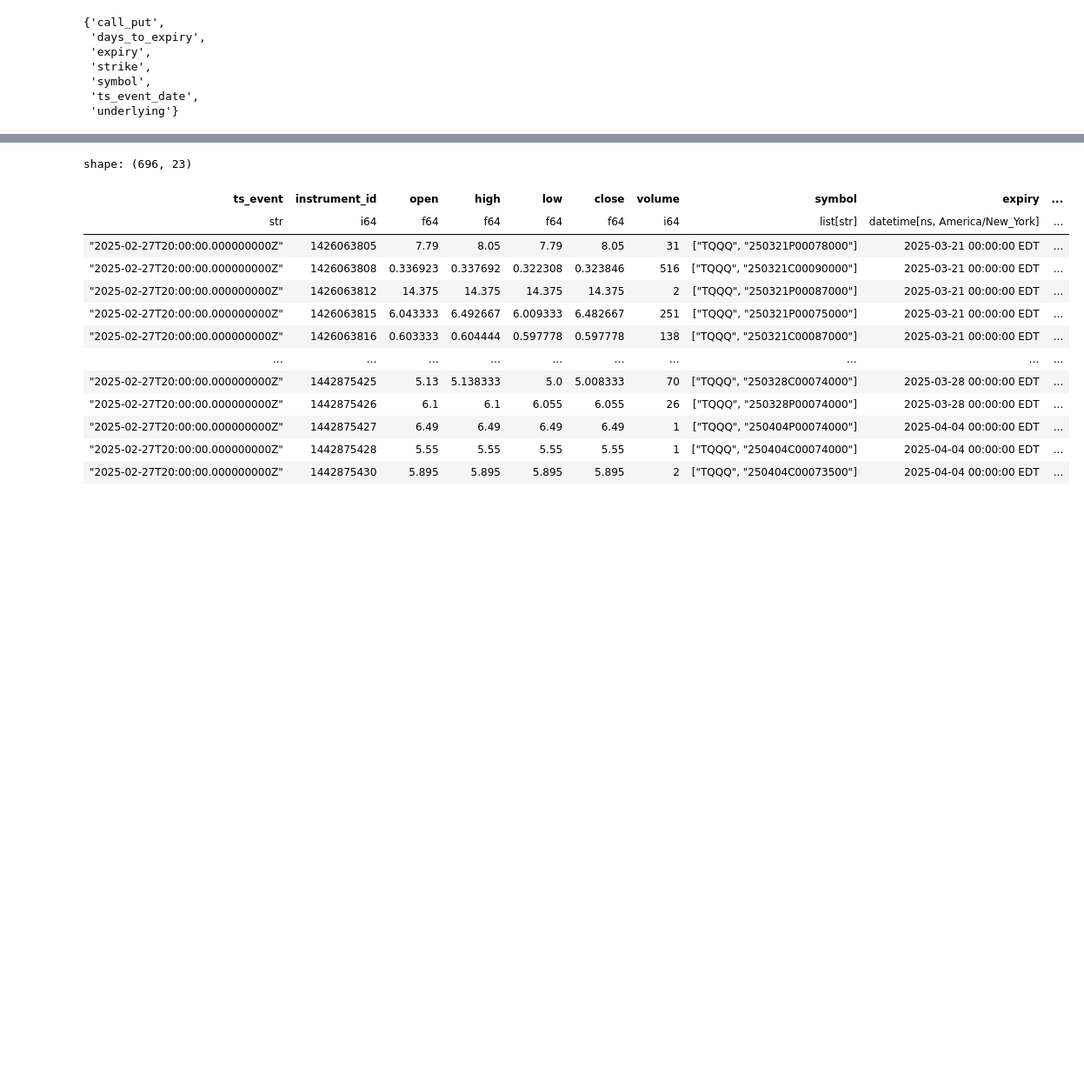
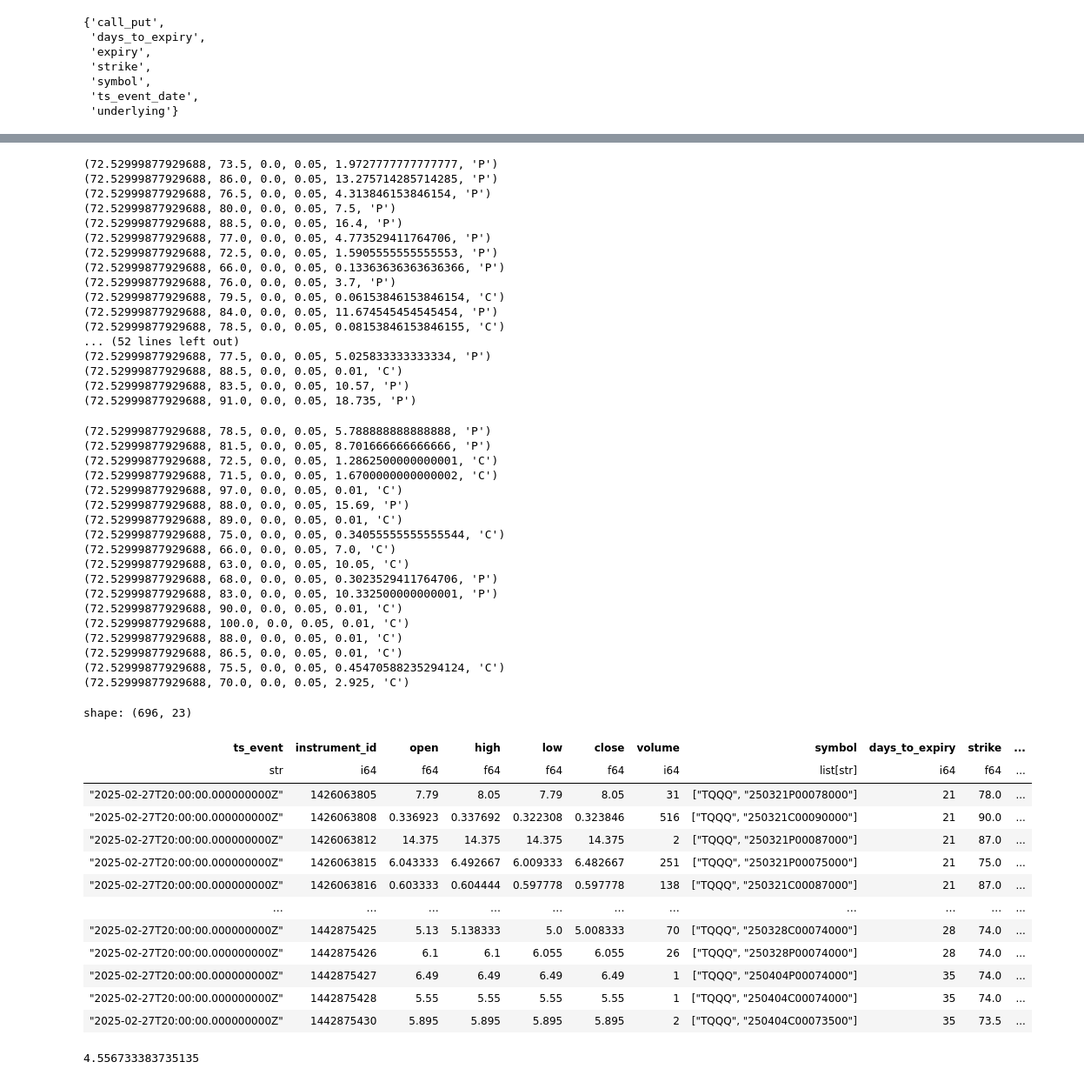
Before and after one commit to victortangggg/trading, a Jupyter notebook: research/TQQQ_options_vol_surface.ipynb, the cells around one changed output, grey strips where cells are left out. Shown at 87% size. Drawn from its saved outputs; the diff is of its cells as text; code cells hidden in the pictures; blank space fills up the shorter version.

```diff
--- a/research/TQQQ_options_vol_surface.ipynb
+++ b/research/TQQQ_options_vol_surface.ipynb
@@ -48,6 +50,8 @@ def black_scholes_price(S, K, T, r, sigma, option_type='C'):
         return K * np.exp(-r * T) * norm.cdf(-d2) - S * norm.cdf(-d1)
 
 def implied_volatility(S, K, T, r, market_price, option_type='C'):
+    if not all( ( S,K,T,r,market_price,option_type ) ):
+        print( ( S,K,T,r,market_price,option_type ) )
     try:
         return brentq(
             lambda sigma: black_scholes_price(S, K, T, r, sigma, option_type) - market_price,
@@ -147,8 +168,9 @@ shape: (476, 14)
 
 df_sample = df_options \
     .join( df_tqqq, on="ts_event_date", how="left") \
+    .filter( (pl.col("days_to_expiry") >= 0) ) \
     .drop_nulls() \
-    .filter( ( pl.col("ts_event") == "2025-02-27T20:00:00.000000000Z" ) ) \
+    .filter( ( pl.col("ts_event") == "2025-02-27T20:00:00.000000000Z" )  ) \
     .with_columns(
         pl.struct(["Close", "strike", "days_to_expiry", "close", "call_put"]).map_elements(
             lambda row: implied_volatility(
@@ -187,17 +209,52 @@ divide by zero encountered in double_scalars
-shape: (696, 23)
+(72.52999877929688, 73.5, 0.0, 0.05, 1.9727777777777777, 'P')
+(72.52999877929688, 86.0, 0.0, 0.05, 13.275714285714285, 'P')
+(72.52999877929688, 76.5, 0.0, 0.05, 4.313846153846154, 'P')
+(72.52999877929688, 80.0, 0.0, 0.05, 7.5, 'P')
+(72.52999877929688, 88.5, 0.0, 0.05, 16.4, 'P')
+(72.52999877929688, 77.0, 0.0, 0.05, 4.773529411764706, 'P')
+(72.52999877929688, 72.5, 0.0, 0.05, 1.5905555555555553, 'P')
+(72.52999877929688, 66.0, 0.0, 0.05, 0.13363636363636366, 'P')
+(72.52999877929688, 76.0, 0.0, 0.05, 3.7, 'P')
+(72.52999877929688, 79.5, 0.0, 0.05, 0.06153846153846154, 'C')
+(72.52999877929688, 84.0, 0.0, 0.05, 11.674545454545454, 'P')
+(72.52999877929688, 78.5, 0.0, 0.05, 0.08153846153846155, 'C')
+... (52 lines left out)
+(72.52999877929688, 77.5, 0.0, 0.05, 5.025833333333334, 'P')
+(72.52999877929688, 88.5, 0.0, 0.05, 0.01, 'C')
+(72.52999877929688, 83.5, 0.0, 0.05, 10.57, 'P')
+(72.52999877929688, 91.0, 0.0, 0.05, 18.735, 'P')
+(72.52999877929688, 78.5, 0.0, 0.05, 5.788888888888888, 'P')
+(72.52999877929688, 81.5, 0.0, 0.05, 8.701666666666666, 'P')
+(72.52999877929688, 72.5, 0.0, 0.05, 1.2862500000000001, 'C')
+(72.52999877929688, 71.5, 0.0, 0.05, 1.6700000000000002, 'C')
+(72.52999877929688, 97.0, 0.0, 0.05, 0.01, 'C')
+(72.52999877929688, 88.0, 0.0, 0.05, 15.69, 'P')
+(72.52999877929688, 89.0, 0.0, 0.05, 0.01, 'C')
+(72.52999877929688, 75.0, 0.0, 0.05, 0.34055555555555544, 'C')
+(72.52999877929688, 66.0, 0.0, 0.05, 7.0, 'C')
+(72.52999877929688, 63.0, 0.0, 0.05, 10.05, 'C')
+(72.52999877929688, 68.0, 0.0, 0.05, 0.3023529411764706, 'P')
+(72.52999877929688, 83.0, 0.0, 0.05, 10.332500000000001, 'P')
+(72.52999877929688, 90.0, 0.0, 0.05, 0.01, 'C')
+(72.52999877929688, 100.0, 0.0, 0.05, 0.01, 'C')
+(72.52999877929688, 88.0, 0.0, 0.05, 0.01, 'C')
+(72.52999877929688, 86.5, 0.0, 0.05, 0.01, 'C')
+(72.52999877929688, 75.5, 0.0, 0.05, 0.45470588235294124, 'C')
+(72.52999877929688, 70.0, 0.0, 0.05, 2.925, 'C')
+shape: (696, 23)
-| ts_event | instrument_id | open | high | low | close | volume | symbol | expiry | ... |
-| str | i64 | f64 | f64 | f64 | f64 | i64 | list[str] | datetime[ns, America/New_York] | ... |
-| "2025-02-27T20:00:00.000000000Z" | 1426063805 | 7.79 | 8.05 | 7.79 | 8.05 | 31 | ["TQQQ", "250321P00078000"] | 2025-03-21 00:00:00 EDT | ... |
-| "2025-02-27T20:00:00.000000000Z" | 1426063808 | 0.336923 | 0.337692 | 0.322308 | 0.323846 | 516 | ["TQQQ", "250321C00090000"] | 2025-03-21 00:00:00 EDT | ... |
-| "2025-02-27T20:00:00.000000000Z" | 1426063812 | 14.375 | 14.375 | 14.375 | 14.375 | 2 | ["TQQQ", "250321P00087000"] | 2025-03-21 00:00:00 EDT | ... |
-| "2025-02-27T20:00:00.000000000Z" | 1426063815 | 6.043333 | 6.492667 | 6.009333 | 6.482667 | 251 | ["TQQQ", "250321P00075000"] | 2025-03-21 00:00:00 EDT | ... |
-| "2025-02-27T20:00:00.000000000Z" | 1426063816 | 0.603333 | 0.604444 | 0.597778 | 0.597778 | 138 | ["TQQQ", "250321C00087000"] | 2025-03-21 00:00:00 EDT | ... |
-| … | … | … | … | … | … | … | … | … | ... |
-| "2025-02-27T20:00:00.000000000Z" | 1442875425 | 5.13 | 5.138333 | 5.0 | 5.008333 | 70 | ["TQQQ", "250328C00074000"] | 2025-03-28 00:00:00 EDT | ... |
-| "2025-02-27T20:00:00.000000000Z" | 1442875426 | 6.1 | 6.1 | 6.055 | 6.055 | 26 | ["TQQQ", "250328P00074000"] | 2025-03-28 00:00:00 EDT | ... |
-| "2025-02-27T20:00:00.000000000Z" | 1442875427 | 6.49 | 6.49 | 6.49 | 6.49 | 1 | ["TQQQ", "250404P00074000"] | 2025-04-04 00:00:00 EDT | ... |
-| "2025-02-27T20:00:00.000000000Z" | 1442875428 | 5.55 | 5.55 | 5.55 | 5.55 | 1 | ["TQQQ", "250404C00074000"] | 2025-04-04 00:00:00 EDT | ... |
-| "2025-02-27T20:00:00.000000000Z" | 1442875430 | 5.895 | 5.895 | 5.895 | 5.895 | 2 | ["TQQQ", "250404C00073500"] | 2025-04-04 00:00:00 EDT | ... |
+| ts_event | instrument_id | open | high | low | close | volume | symbol | days_to_expiry | strike | ... |
+| str | i64 | f64 | f64 | f64 | f64 | i64 | list[str] | i64 | f64 | ... |
+| "2025-02-27T20:00:00.000000000Z" | 1426063805 | 7.79 | 8.05 | 7.79 | 8.05 | 31 | ["TQQQ", "250321P00078000"] | 21 | 78.0 | ... |
+| "2025-02-27T20:00:00.000000000Z" | 1426063808 | 0.336923 | 0.337692 | 0.322308 | 0.323846 | 516 | ["TQQQ", "250321C00090000"] | 21 | 90.0 | ... |
+| "2025-02-27T20:00:00.000000000Z" | 1426063812 | 14.375 | 14.375 | 14.375 | 14.375 | 2 | ["TQQQ", "250321P00087000"] | 21 | 87.0 | ... |
+| "2025-02-27T20:00:00.000000000Z" | 1426063815 | 6.043333 | 6.492667 | 6.009333 | 6.482667 | 251 | ["TQQQ", "250321P00075000"] | 21 | 75.0 | ... |
+| "2025-02-27T20:00:00.000000000Z" | 1426063816 | 0.603333 | 0.604444 | 0.597778 | 0.597778 | 138 | ["TQQQ", "250321C00087000"] | 21 | 87.0 | ... |
+| … | … | … | … | … | … | … | … | … | … | ... |
+| "2025-02-27T20:00:00.000000000Z" | 1442875425 | 5.13 | 5.138333 | 5.0 | 5.008333 | 70 | ["TQQQ", "250328C00074000"] | 28 | 74.0 | ... |
+| "2025-02-27T20:00:00.000000000Z" | 1442875426 | 6.1 | 6.1 | 6.055 | 6.055 | 26 | ["TQQQ", "250328P00074000"] | 28 | 74.0 | ... |
+| "2025-02-27T20:00:00.000000000Z" | 1442875427 | 6.49 | 6.49 | 6.49 | 6.49 | 1 | ["TQQQ", "250404P00074000"] | 35 | 74.0 | ... |
+| "2025-02-27T20:00:00.000000000Z" | 1442875428 | 5.55 | 5.55 | 5.55 | 5.55 | 1 | ["TQQQ", "250404C00074000"] | 35 | 74.0 | ... |
+| "2025-02-27T20:00:00.000000000Z" | 1442875430 | 5.895 | 5.895 | 5.895 | 5.895 | 2 | ["TQQQ", "250404C00073500"] | 35 | 73.5 | ... |
 # %%
 import plotly.graph_objects as go
 import numpy as np
@@ -231,3 +288,12 @@ fig.update_layout(
     margin=dict(l=40, r=40, b=40, t=40),
 )
 fig.show()
+# %%
+S=100
+K=99
+T=30/365
+r=0.05
+market_price = 49
+implied_volatility(S=S, K=K, T=T, r=r, market_price=market_price, option_type="C")
+# %% [output]
+4.556733383735135
```
Also changed, not shown: parts of 15 cells of this notebook, 4 other files.
